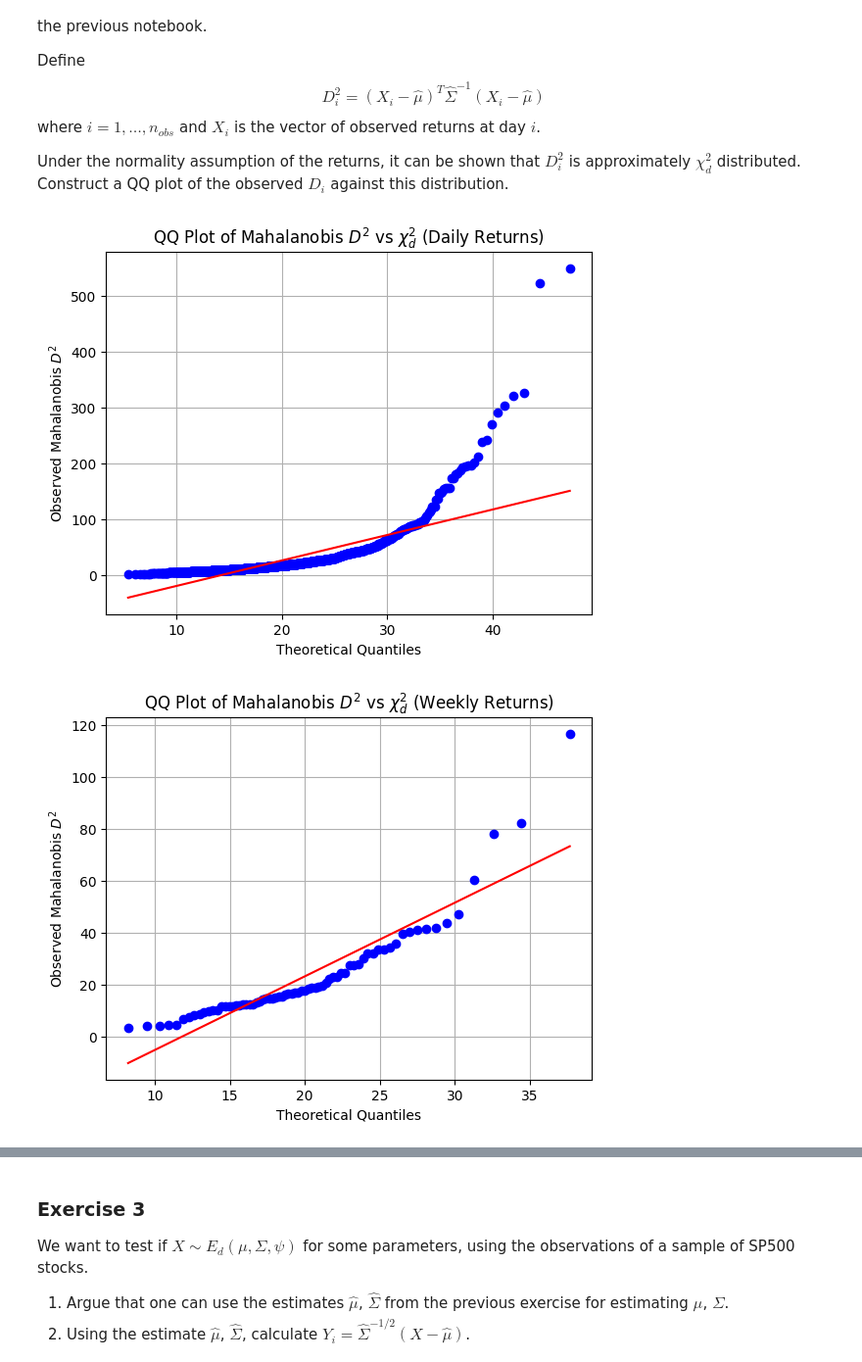
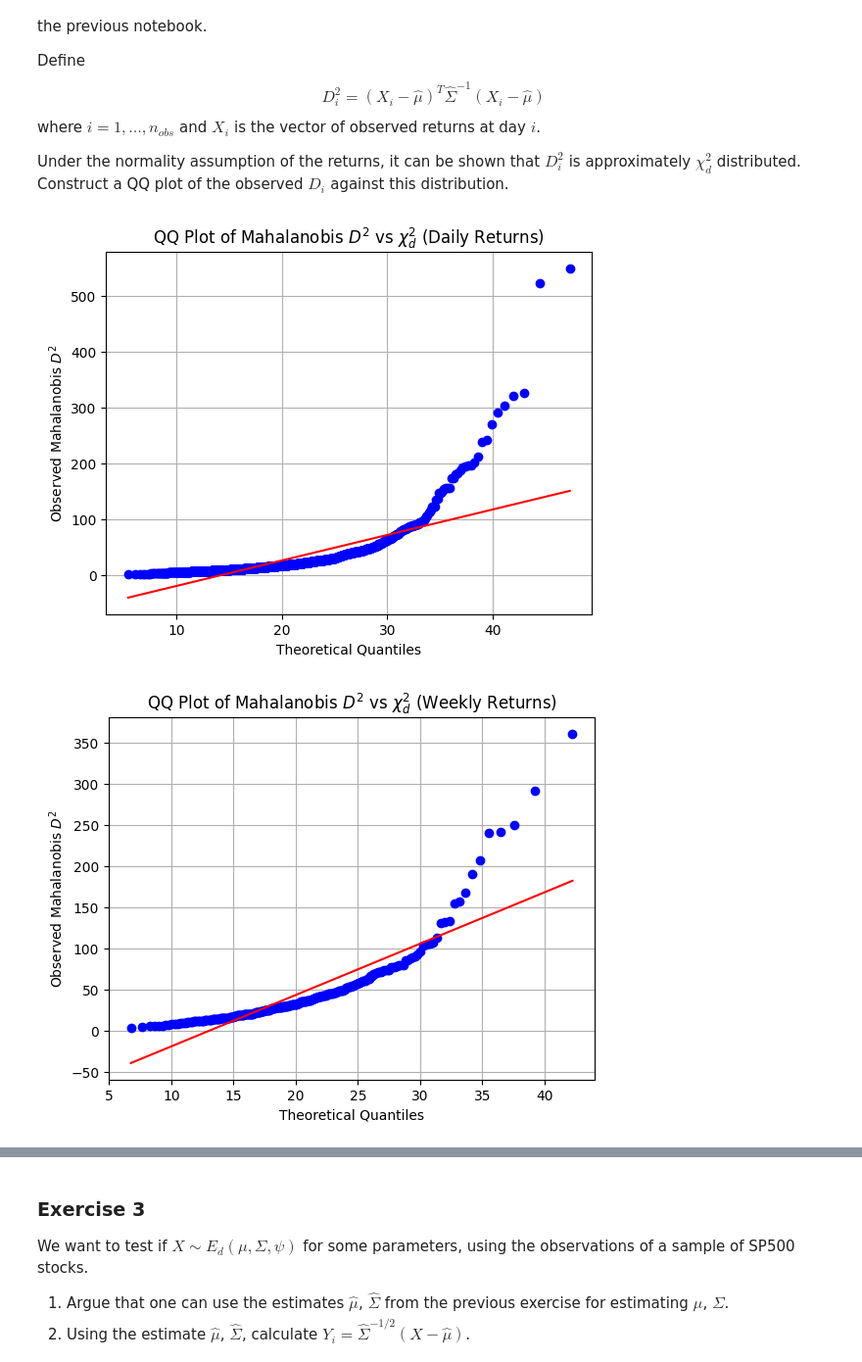
Before and after one commit to glorivaas/Risk_Measures, a Jupyter notebook: lab3.ipynb, the cells around one changed output, grey strips where cells are left out. Shown at 98% size. Cells and saved outputs as stored; diff of their text form; code cells hidden in the pictures.

```diff
--- a/lab3.ipynb
+++ b/lab3.ipynb
@@ -88,34 +88,34 @@ Construct a QQ plot of the observed $D_i$ against this distribution.
 from scipy.linalg import inv
 import numpy as np
 
 def mahalanobis_qq(returns, window=250, label="Daily"):
     X = returns.values
     d = X.shape[1]
     D_squared = []
 
     for t in range(window, len(X)):
         window_data = X[t - window:t]
         mu = np.mean(window_data, axis=0)
         Sigma = np.cov(window_data, rowvar=False)
-        inv_Sigma = inv(Sigma)
+        inv_Sigma = np.linalg.pinv(Sigma)
 
         x = X[t]
         diff = x - mu
         D_sq = diff @ inv_Sigma @ diff
         D_squared.append(D_sq)
 
     D_squared = np.array(D_squared)
 
     stats.probplot(D_squared, dist="chi2", sparams=(d,), plot=plt)
     plt.title(f"QQ Plot of Mahalanobis $D^2$ vs $\\chi^2_d$ ({label} Returns)")
     plt.xlabel("Theoretical Quantiles")
     plt.ylabel("Observed Mahalanobis $D^2$")
     plt.grid()
     plt.show()
 
 mahalanobis_qq(daily_returns, label="Daily")
-mahalanobis_qq(weekly_returns, label="Weekly")
-mahalanobis_qq(monthly_returns,win label="Monthly")
+mahalanobis_qq(weekly_returns, window = 52, label="Weekly")
+mahalanobis_qq(monthly_returns, window = 12, label="Monthly")
 # %% [output]
 [figure]
-[figure, old version]
+[figure, new version]
```
Also changed, not shown: parts of 5 cells of this notebook.
